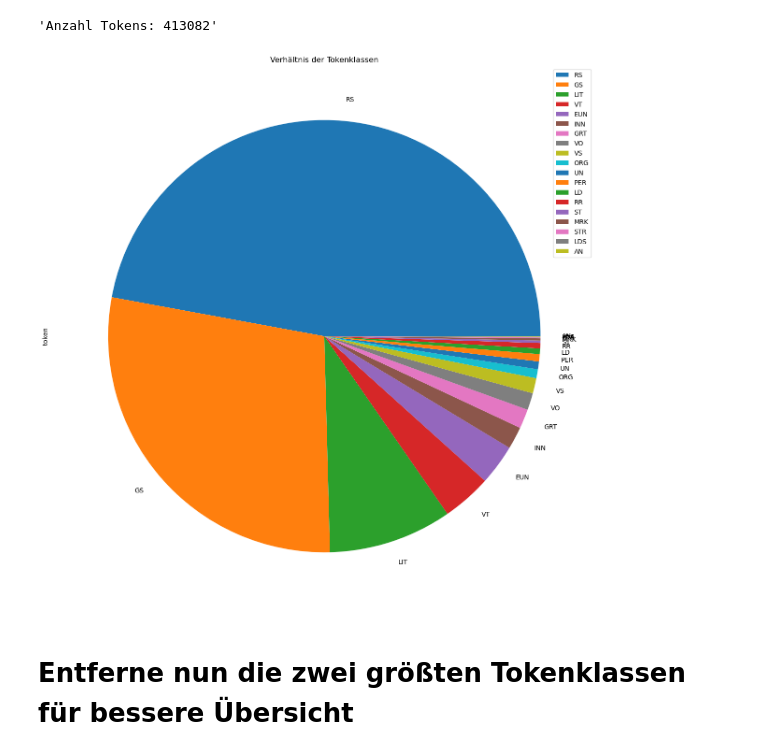
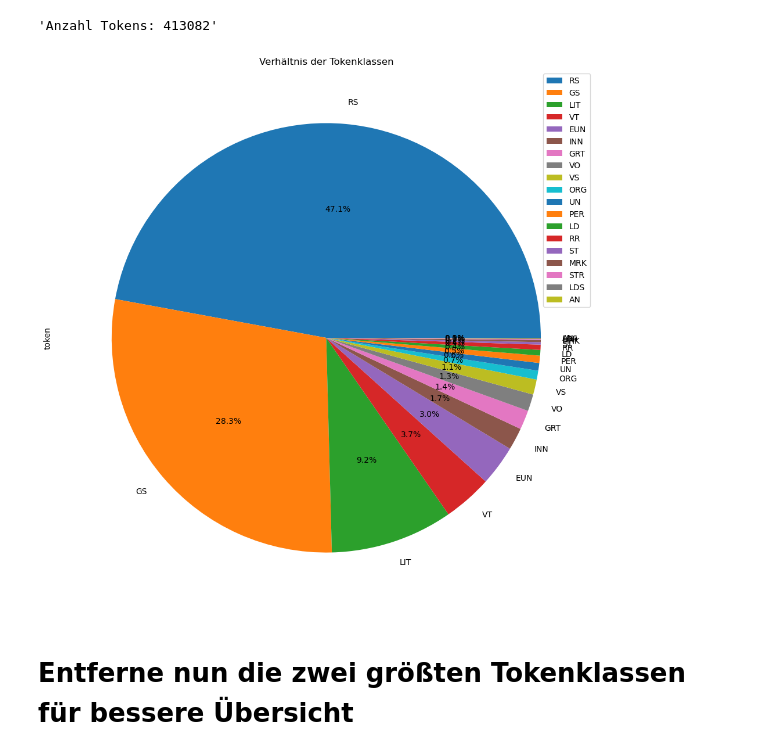
Before and after one commit to stefankrueger/flairPlayground, a Jupyter notebook: notebooks/ler_data_analysis.ipynb, the cells around one changed output. Drawn from its saved outputs; the diff is of its cells as text; code cells hidden in the pictures.

Commit message:
fixed plots

```diff
--- a/notebooks/ler_data_analysis.ipynb
+++ b/notebooks/ler_data_analysis.ipynb
@@ -81,9 +81,9 @@ tokenSum = tags['token'].sum()
 # %% [output]
 'Anzahl Tokens: 413082'
 # %%
-plot = tags.plot.pie(title='Verhältnis der Tokenklassen', y='token', figsize=(20,15))
+plot = tags.plot.pie(y='token', title='Verhältnis der Tokenklassen', autopct='%1.1f%%', figsize=(16,12))
 # %% [output]
-[figure, old version]
+[figure, new version]
 # %% [markdown]
 # Entferne nun die zwei größten Tokenklassen für bessere Übersicht
 # %%
```
Also changed, not shown: parts of 2 cells of this notebook.
